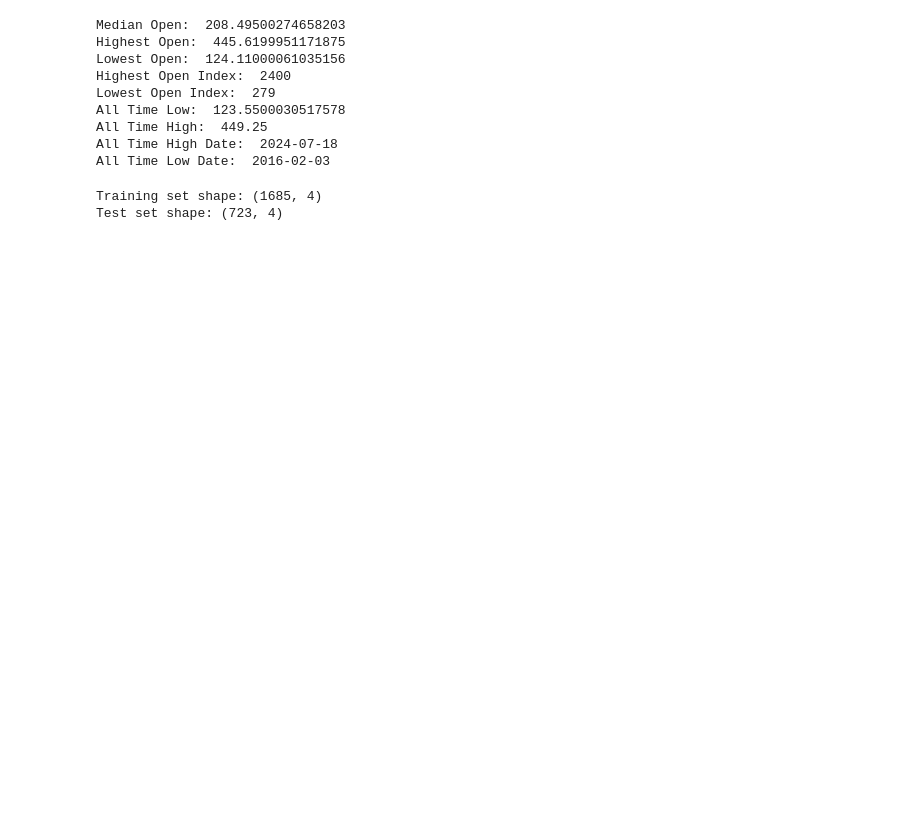
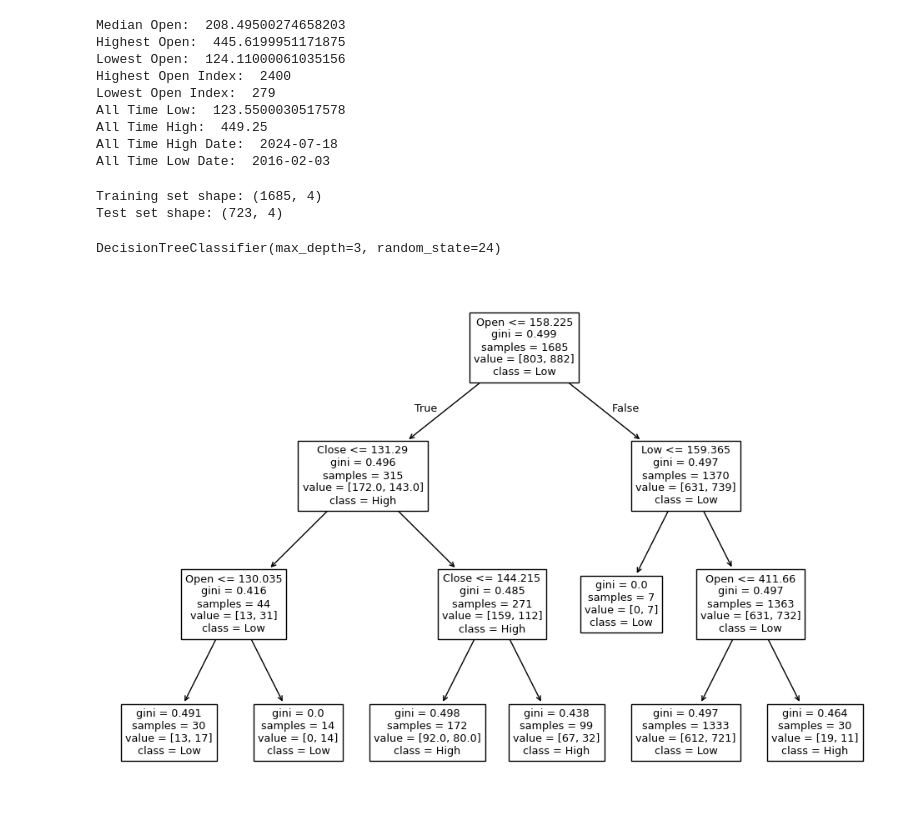
Before and after one commit to RobKing2003/StockPrediction, a Jupyter notebook: project.ipynb, the cells around one changed output. Saved outputs shown, nothing was run; the diff lists cells and outputs as text; code cells hidden in the pictures; blank space fills up the shorter version.

Commit message:
Implementing Decision Tree WIP

```diff
--- a/project.ipynb
+++ b/project.ipynb
@@ -69,3 +72,14 @@ print("Test set shape:", X_test.shape)
 # %% [output]
 Training set shape: (1685, 4)
 Test set shape: (723, 4)
+# %%
+tree_clf = DecisionTreeClassifier(max_depth = 3, random_state = RANDOM_STATE)
+tree_clf.fit(X_train, y_train)
+# %% [output]
+DecisionTreeClassifier(max_depth=3, random_state=24)
+# %%
+plt.figure(figsize = (12, 8))
+tree.plot_tree(tree_clf, feature_names = X_features, class_names=["High", "Low"])
+plt.show()
+# %% [output]
+[figure, added]
```
Also changed, not shown: parts of 1 cell of this notebook.
